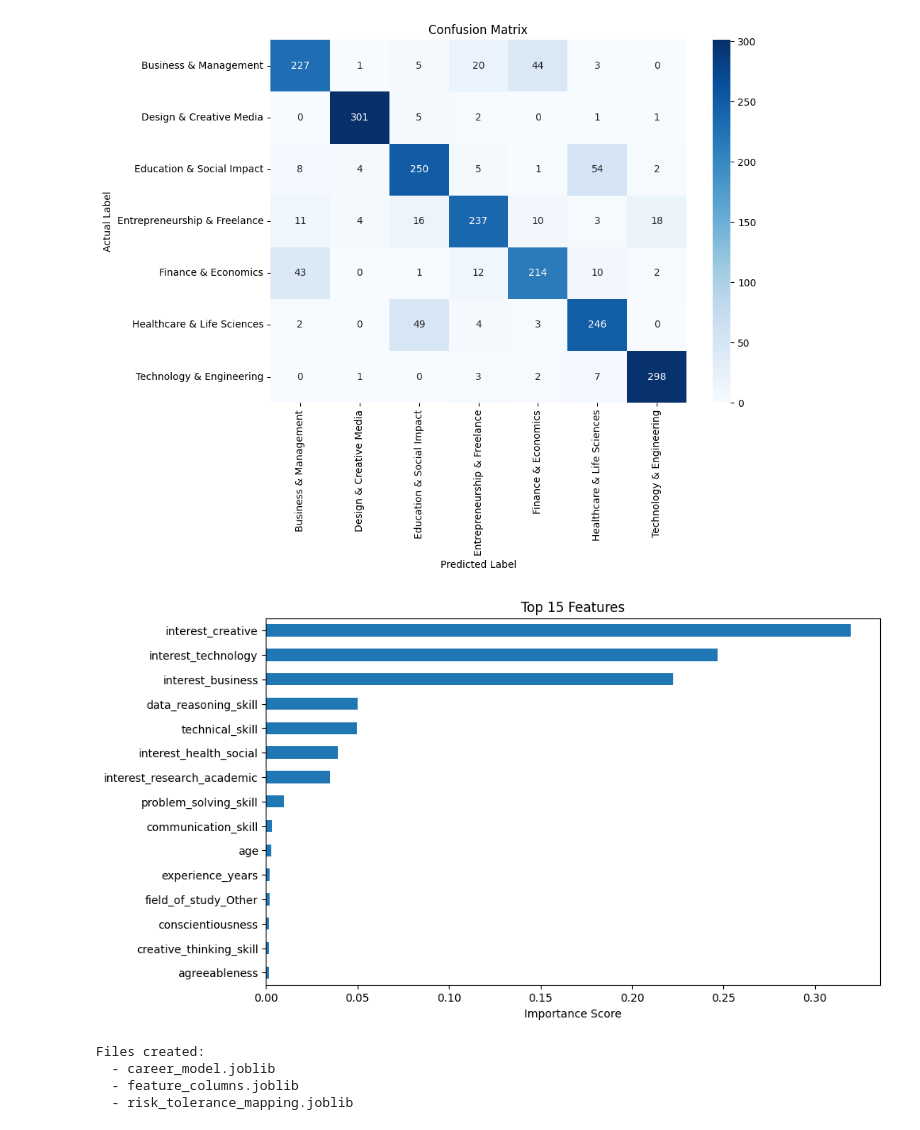
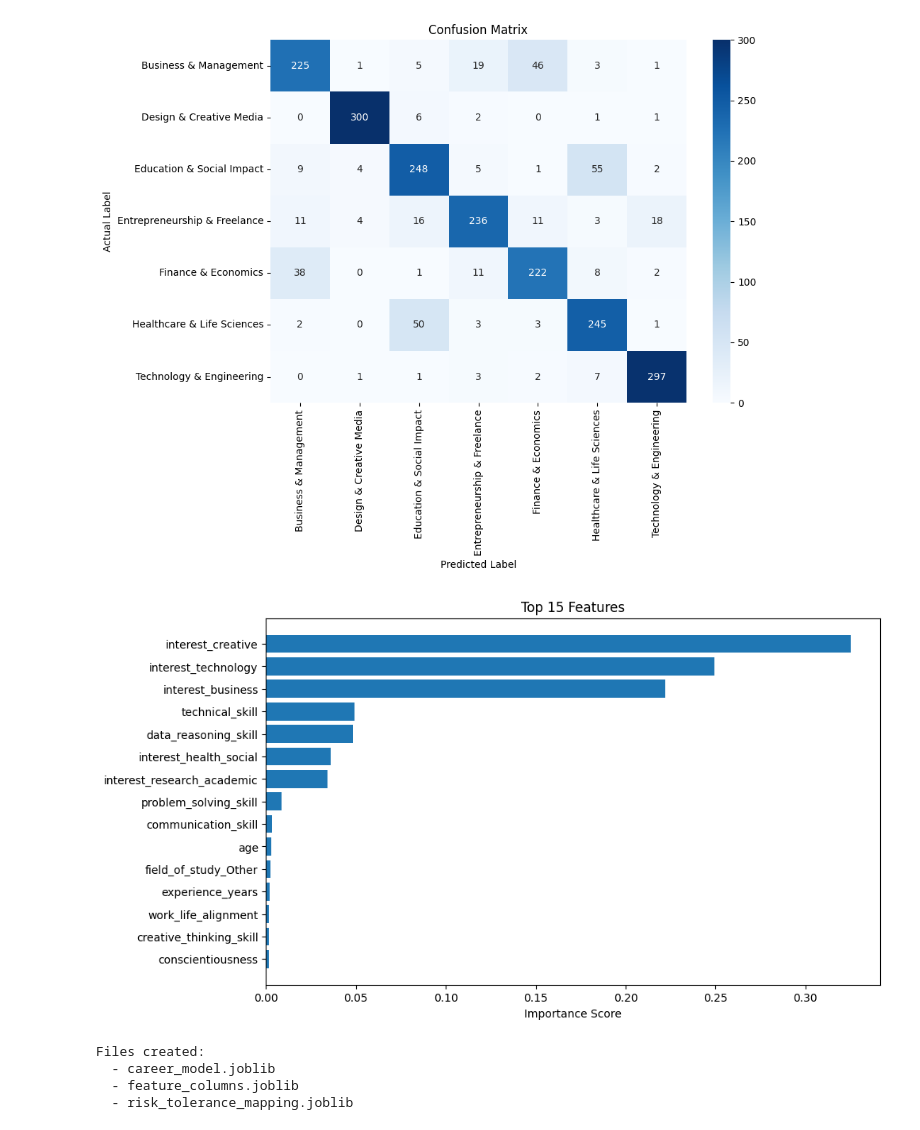
Before and after one commit to Nitika314/Personality-and-Competency-Aligned-Career-Recommendation, a Jupyter notebook: career.ipynb, the cells around one changed output. Cells and saved outputs as stored; diff of their text form; code cells hidden in the pictures.

```diff
--- a/career.ipynb
+++ b/career.ipynb
@@ -427,12 +428,13 @@ chi_square_df
 | 1 | field_of_study | 36.505 | 0.887453 | 48 | False |
 # %%
 #Feature Engineering
-df['work_life_alignment'] = (
-    (df['preferred_environment'].eq('flexible')).astype(int) -
-    (df['preferred_environment'].eq('structured')).astype(int) +
-    (df['risk_tolerance'].eq(0)).astype(int) -
-    (df['risk_tolerance'].eq(2)).astype(int)
-)
+df["work_life_alignment"] = (
+        df["preferred_environment"].eq("flexible").astype(int) -
+        df["preferred_environment"].eq("structured").astype(int) +
+        df["risk_tolerance"].eq(0).astype(int) -
+        df["risk_tolerance"].eq(2).astype(int)
+    )
+df.drop(columns=['preferred_environment','risk_tolerance'],inplace=True)
 # %%
 #Encoding
 categorical_col=df.select_dtypes(include=['object']).columns
@@ -563,13 +565,13 @@ plt.show()
 # %%
 importances = pd.Series(model.feature_importances_,index=x_train.columns)
 top_features = importances.nlargest(15).sort_values()
 plt.figure(figsize=(10, 6))
-top_features.plot(kind='barh')
+plt.barh(top_features.index,top_features.values)
 plt.title("Top 15 Features")
 plt.xlabel("Importance Score")
 plt.show()
 # %% [output]
-[figure, old version]
+[figure, new version]
 # %%
 #Model Saving
 import joblib
```
Also changed, not shown: parts of 5 cells of this notebook.
